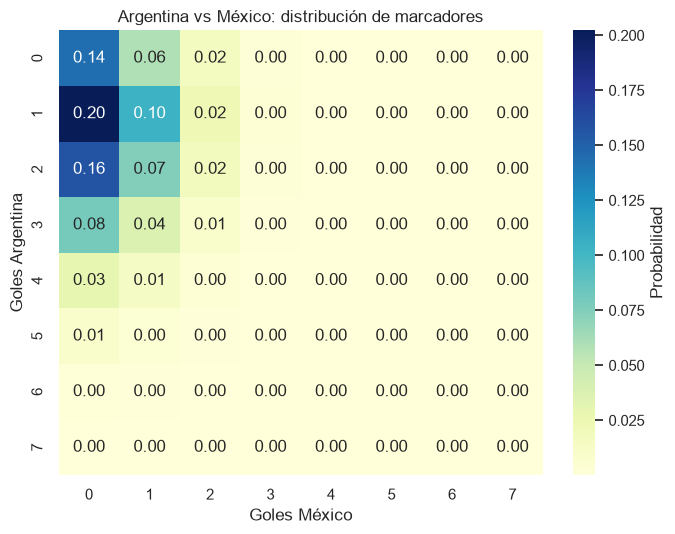
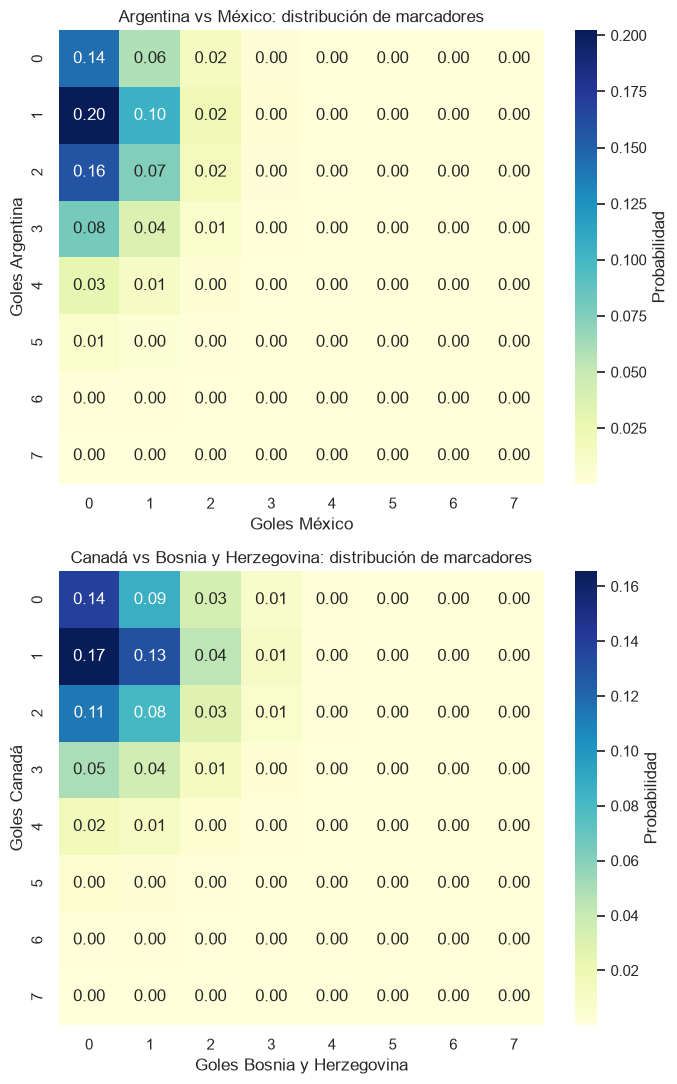
Unified diff of the notebook cell whose output changed from the first chart to the second:
--- before
+++ after
@@ -2,17 +2,31 @@
 ctx_neutral = {'neutral': True, 'date': pd.Timestamp('2026-06-15'), 'tournament_type': 'FIFA World Cup'}
 ctx_host = {'neutral': False, 'date': pd.Timestamp('2026-06-15'), 'tournament_type': 'FIFA World Cup'}
-examples = pd.DataFrame([
-    ('argentina', 'mexico', True, *predict_lambdas('argentina', 'mexico', ctx_neutral)),
-    ('mexico', 'canada', False, *predict_lambdas('mexico', 'canada', ctx_host)),
-    ('spain', 'france', True, *predict_lambdas('spain', 'france', ctx_neutral)),
-], columns=['team_a', 'team_b', 'neutral', 'lambda_a', 'lambda_b'])
+example_inputs = [
+    ('argentina', 'mexico', True, ctx_neutral),
+    ('canada', 'bosnia-and-herzegovina', True, ctx_neutral),
+    ('mexico', 'canada', False, ctx_host),
+    ('spain', 'france', True, ctx_neutral),
+]
+example_rows = []
+for team_a, team_b, neutral, context in example_inputs:
+    lam, mu = predict_lambdas(team_a, team_b, context)
+    p_win, p_draw, p_loss = wdl_from_lambdas(lam, mu, model.rho)
+    match_matrix = score_matrix(lam, mu, model.rho, max_goals=7)
+    modal_a, modal_b = np.unravel_index(match_matrix.argmax(), match_matrix.shape)
+    example_rows.append((team_a, team_b, neutral, lam, mu, p_win, p_draw, p_loss, f'{modal_a}-{modal_b}'))
+examples = pd.DataFrame(
+    example_rows,
+    columns=['team_a', 'team_b', 'neutral', 'lambda_a', 'lambda_b', 'p_win_a', 'p_draw', 'p_win_b', 'modal_score'],
+)
 
-lam, mu = predict_lambdas('argentina', 'mexico', ctx_neutral)
-matrix = score_matrix(lam, mu, model.rho, max_goals=7)
-plt.figure(figsize=(7, 5.5))
-sns.heatmap(matrix, cmap='YlGnBu', annot=True, fmt='.2f', cbar_kws={'label': 'Probabilidad'})
-plt.title('Argentina vs México: distribución de marcadores')
-plt.xlabel('Goles México')
-plt.ylabel('Goles Argentina')
+arg_lam, arg_mu = predict_lambdas('argentina', 'mexico', ctx_neutral)
+can_lam, can_mu = predict_lambdas('canada', 'bosnia-and-herzegovina', ctx_neutral)
+arg_matrix = score_matrix(arg_lam, arg_mu, model.rho, max_goals=7)
+can_matrix = score_matrix(can_lam, can_mu, model.rho, max_goals=7)
+fig, axes = plt.subplots(2, 1, figsize=(7, 11))
+sns.heatmap(arg_matrix, cmap='YlGnBu', annot=True, fmt='.2f', cbar_kws={'label': 'Probabilidad'}, ax=axes[0])
+axes[0].set(title='Argentina vs México: distribución de marcadores', xlabel='Goles México', ylabel='Goles Argentina')
+sns.heatmap(can_matrix, cmap='YlGnBu', annot=True, fmt='.2f', cbar_kws={'label': 'Probabilidad'}, ax=axes[1])
+axes[1].set(title='Canadá vs Bosnia y Herzegovina: distribución de marcadores', xlabel='Goles Bosnia y Herzegovina', ylabel='Goles Canadá')
 plt.tight_layout()
-examples
+examples.round(4)

Commit: docs(notebook): add Canada Bosnia Dixon-Coles simulation